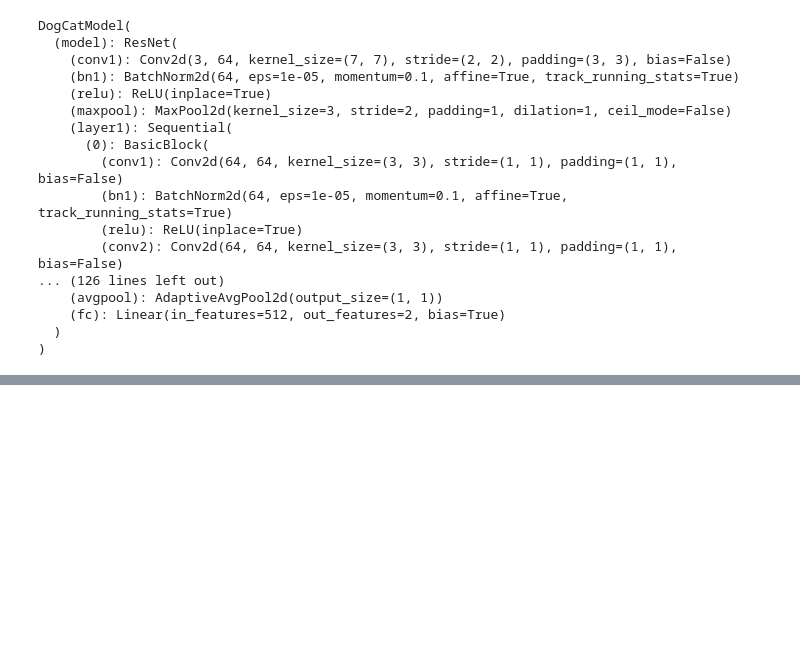
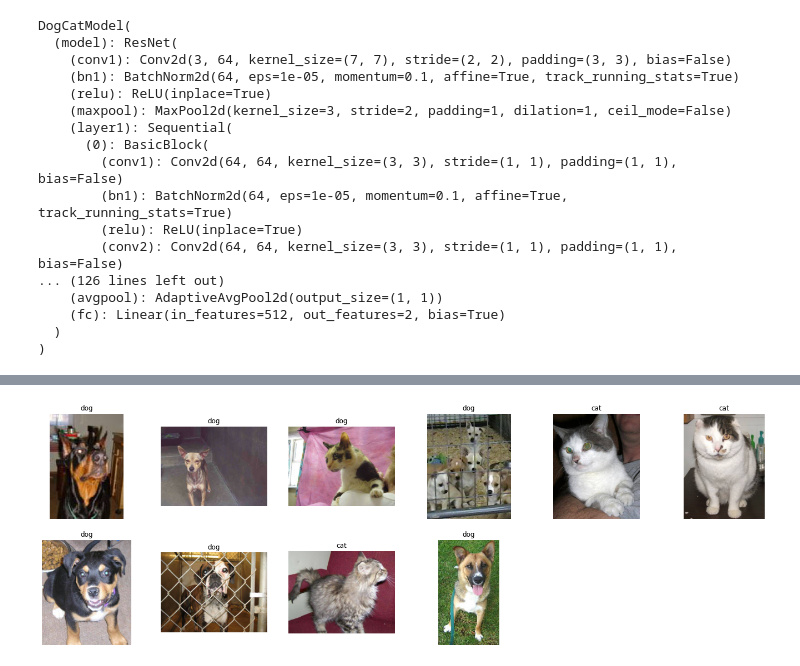
Before and after one commit to njoysubho/datascience, a Jupyter notebook: dog-vs-cat.ipynb, the cells around one changed output, grey strips where cells are left out. Saved outputs shown, nothing was run; the diff lists cells and outputs as text; code cells hidden in the pictures; blank space fills up the shorter version.

```diff
--- a/dog-vs-cat.ipynb
+++ b/dog-vs-cat.ipynb
@@ -190,0 +198,23 @@ Epoch 7 Train Accuracy = 83.8949966430664 Validation Accuracy = 85.5400009155273
+# %%
+test_file_names = glob.glob('/kaggle/working/test/test1/*.jpg')
+test_file_names
+# %%
+transforms= transforms.Compose([
+                                         transforms.Resize((224,224)),
+                                         transforms.RandomRotation(20),
+                                         transforms.RandomVerticalFlip(p=0.1),
+                                         transforms.ToTensor(),
+                                         transforms.Normalize((0.485, 0.456, 0.406), (0.229, 0.224, 0.225)),
+                                         ])
+# %%
+result = []
+dcModel.eval()
+for file in test_file_names:
+    img = Image.open(file)
+    t_img = transforms(img)
+    t_img = t_img[None,:]
+    t_img = t_img.to(device)
+    with torch.no_grad():
+        prediction= dcModel(t_img)
+        _,label = torch.max(prediction,dim=1);
+        result.append({'file':file,'label':label})
@@ -190,0 +250,11 @@ Epoch 7 Train Accuracy = 83.8949966430664 Validation Accuracy = 85.5400009155273
+# %%
+fig = plt.figure(figsize=(24, 16))
+fig.tight_layout()
+ad = {0:'cat', 1:'dog'}
+for num, sample in enumerate(result[:10]):
+    plt.subplot(4,6,num+1)
+    plt.title(ad[sample['label'].item()])
+    plt.axis('off')
+    plt.imshow(Image.open(sample['file']))
+# %% [output]
+[figure, added]
```
Also changed, not shown: parts of 7 cells of this notebook.
